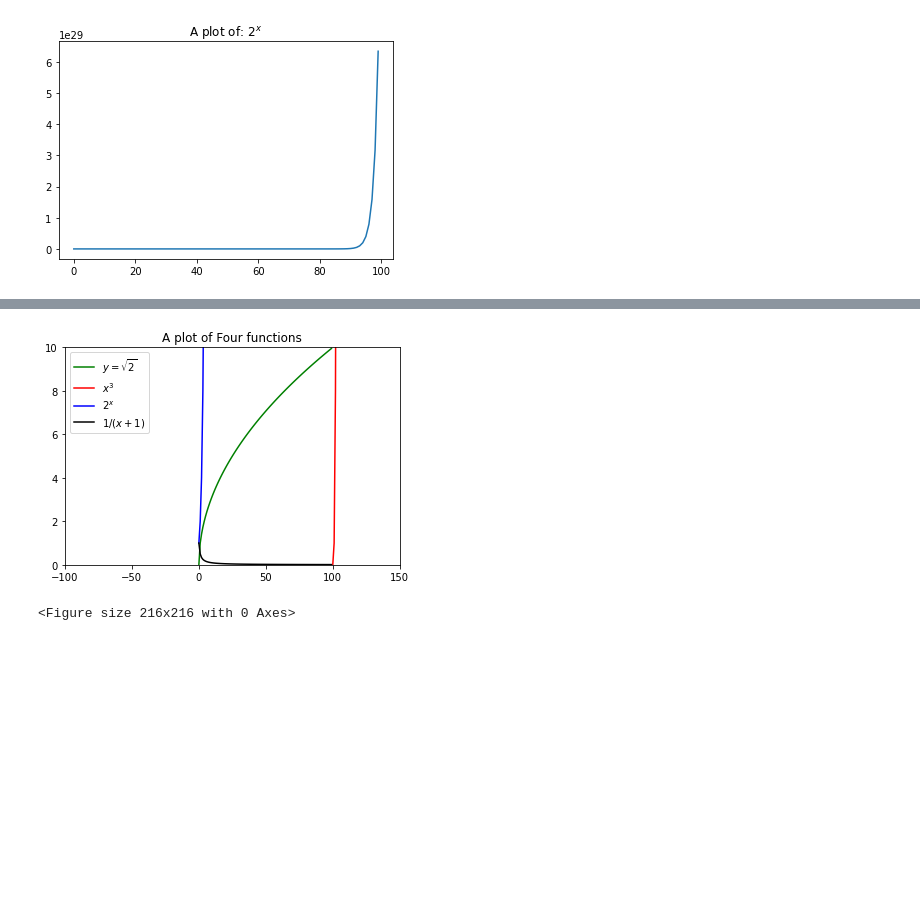
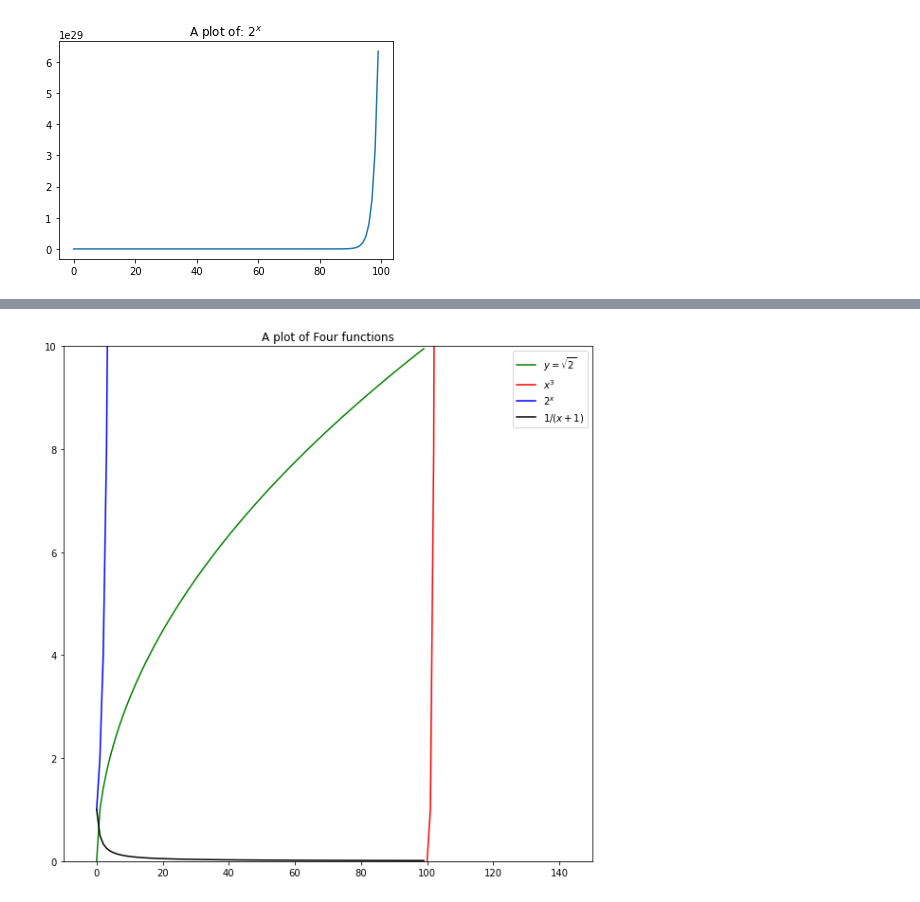
Before and after one commit to DanChurchill/numpy-pandas-visualization-exercises, a Jupyter notebook: matplotlib_exercises.ipynb, the cells around one changed output, grey strips where cells are left out. Drawn from its saved outputs; the diff is of its cells as text; code cells hidden in the pictures; blank space fills up the shorter version.

```diff
--- a/matplotlib_exercises.ipynb
+++ b/matplotlib_exercises.ipynb
@@ -82,28 +86,25 @@ plt.show()
 # %%
 # Combine the figures you created in the last step into one large figure with 4 subplots.
 # Combine the figures you created in the last step into one figure
 # where each of the 4 equations has a different color for the points.
 # Be sure to include a legend and an appropriate title for the figure.
 
-
+plt.figure(figsize=(10, 10))
 x1 = [math.sqrt(n) for n in range(0,100)]
 x2 = [x**3 for x in range(-100,100)]
 x3 = [2**x for x in range(0,100)]
 x4 = [1/(x+1) for x in range(0,100)]
 
 plt.plot(x1, c='green', label='$y=\sqrt{2}$')
 plt.plot(x2, c='red', label='$x^3$')
 plt.plot(x3, c='blue', label='$2^x$')
 plt.plot(x4, c='black', label='$1/(x+1)$')
 
-plt.xlim(-100,150)
+plt.xlim(-10,150)
 plt.ylim(0,10)
 
 plt.title('A plot of Four functions')
-plt.legend(loc='upper left')
-
-plt.figure(figsize=(3, 3))
+plt.legend(loc='upper right')
 plt.show()
 # %% [output]
-[figure, old version]
+[figure, new version]
-<Figure size 216x216 with 0 Axes>
```
Also changed, not shown: parts of 2 cells of this notebook.
